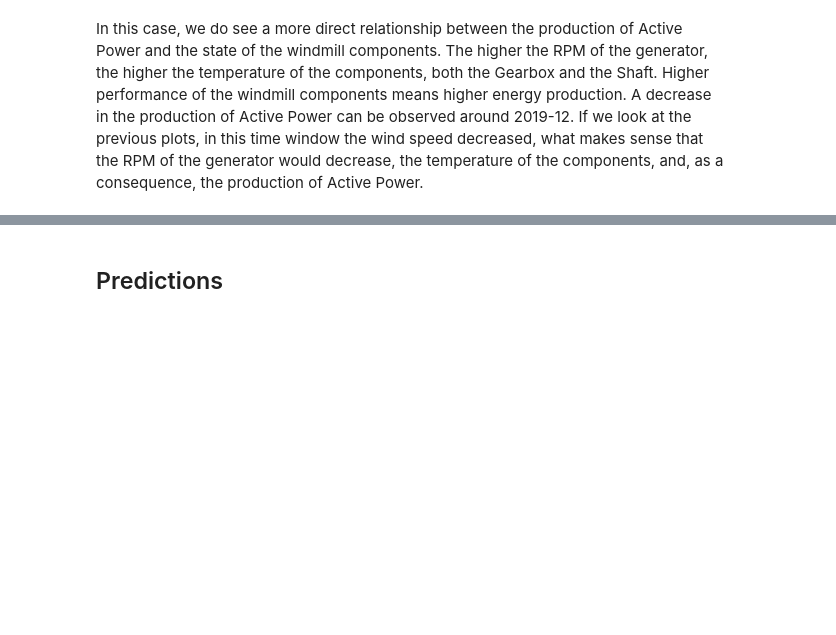
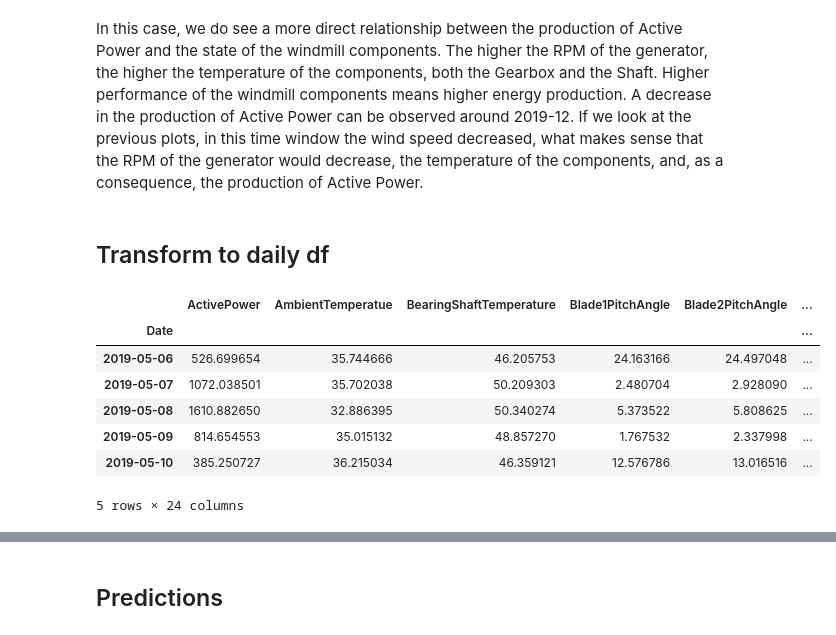
Before and after one commit to acrulopez/data-mining-UPM, a Jupyter notebook: Project.ipynb, the cells around one changed output, grey strips where cells are left out. Cells and saved outputs as stored; diff of their text form; code cells hidden in the pictures; blank space fills up the shorter version.

```diff
--- a/Project.ipynb
+++ b/Project.ipynb
@@ -278,3 +278,5 @@ ax[3].set(xlabel="Date",ylabel="Generator RPM")
 [figure]
 # %% [markdown]
 In this case, we do see a more direct relationship between the production of Active Power and the state of the windmill components. The higher the RPM of the generator, the higher the temperature of the components, both the Gearbox and the Shaft. Higher performance of the windmill components means higher energy production. A decrease in the production of Active Power can be observed around 2019-12. If we look at the previous plots, in this time window the wind speed decreased, what makes sense that the RPM of the generator would decrease, the temperature of the components, and, as a consequence, the production of Active Power.
+# %% [markdown]
+## Transform to daily df
@@ -280,0 +285,11 @@ In this case, we do see a more direct relationship between the production of Act
+# %%
+df_daily.head()
+# %% [output]
+|  | ActivePower | AmbientTemperatue | BearingShaftTemperature | Blade1PitchAngle | Blade2PitchAngle | ... |
+| Date |  |  |  |  |  | ... |
+| 2019-05-06 | 526.699654 | 35.744666 | 46.205753 | 24.163166 | 24.497048 | ... |
+| 2019-05-07 | 1072.038501 | 35.702038 | 50.209303 | 2.480704 | 2.928090 | ... |
+| 2019-05-08 | 1610.882650 | 32.886395 | 50.340274 | 5.373522 | 5.808625 | ... |
+| 2019-05-09 | 814.654553 | 35.015132 | 48.857270 | 1.767532 | 2.337998 | ... |
+| 2019-05-10 | 385.250727 | 36.215034 | 46.359121 | 12.576786 | 13.016516 | ... |
+5 rows × 24 columns
```
Also changed, not shown: parts of 17 cells of this notebook.
